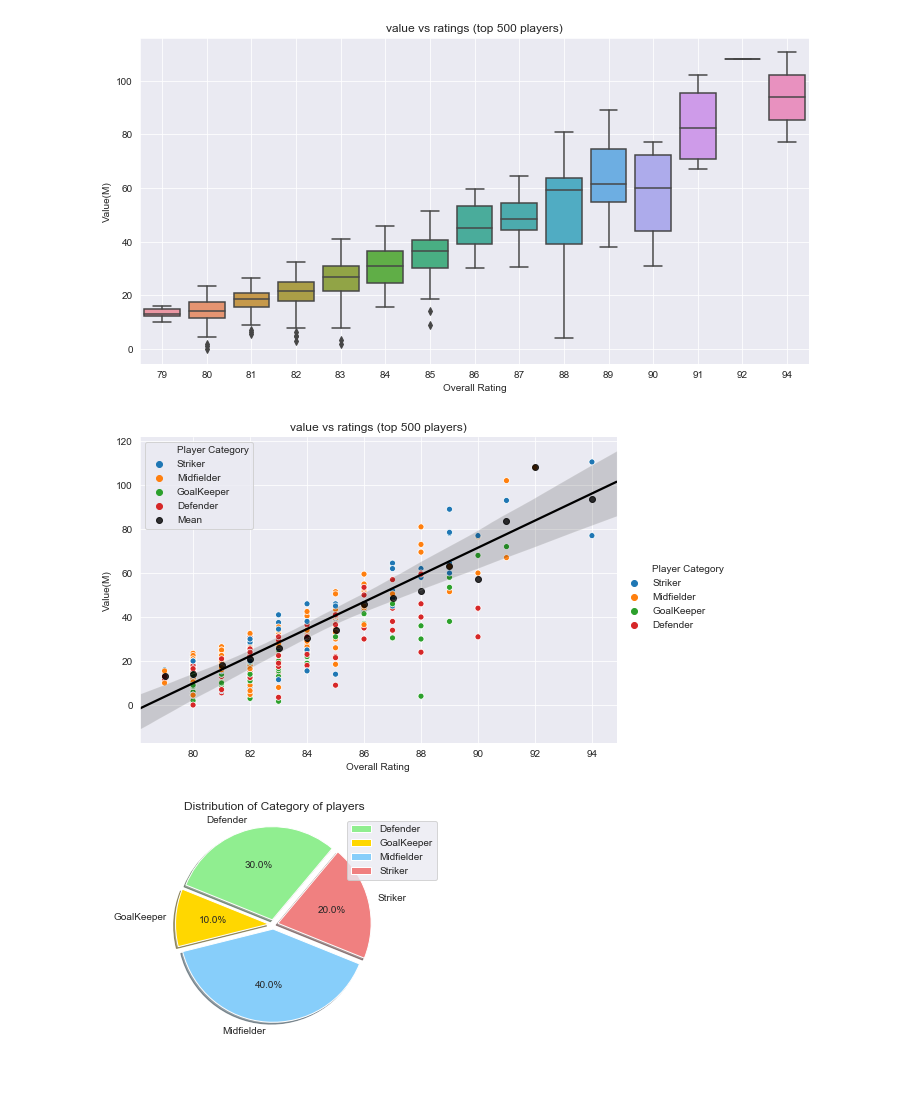
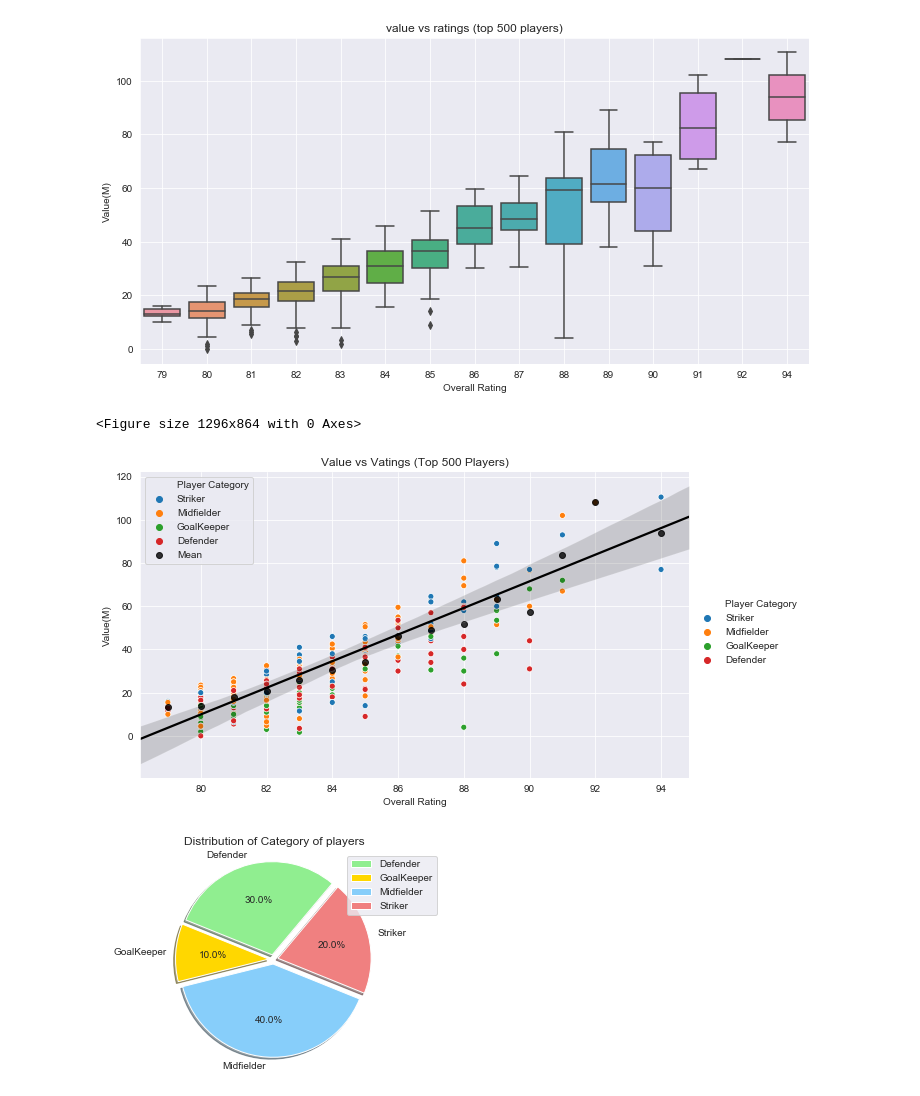
Before and after one commit to sharax/ECE_143_Group_11, a Jupyter notebook: HWBplot+top.ipynb, the cells around one changed output. Cells and saved outputs as stored; diff of their text form; code cells hidden in the pictures.

```diff
--- a/HWBplot+top.ipynb
+++ b/HWBplot+top.ipynb
@@ -75,14 +75,15 @@ pvhg=pvh.groupby('Overall Rating').mean()
 
 pvhg['Overall Rating']=pvhg.index
 # %%
-
-ax=sns.relplot(x='Overall Rating',y='Value(M)',hue='Player Category',aspect=1.5,legend="full",data=pvh,sizes=(20,20))
+plt.figure(figsize=(18,12))
+sns.relplot(x='Overall Rating',y='Value(M)',hue='Player Category',aspect=1.7,legend="full",data=pvh,sizes=(20,20))
 sns.regplot(x='Overall Rating',y='Value(M)',data=pvhg,color='k',label='Mean')
 plt.legend()
-plt.title('value vs ratings (top 500 players)')
-ax.savefig('./graph/Value vs top 500 Rating2.jpg')
+plt.title('Value vs Vatings (Top 500 Players)')
+plt.savefig('./graph/Value vs top 500 Rating2.jpg')
 # %% [output]
+<Figure size 1296x864 with 0 Axes>
-[figure, old version]
+[figure, new version]
 # %%
 sizes=plp.count()['Hight (cm)']
 explode=[0.05,0.05,0.05,0.05]
```
